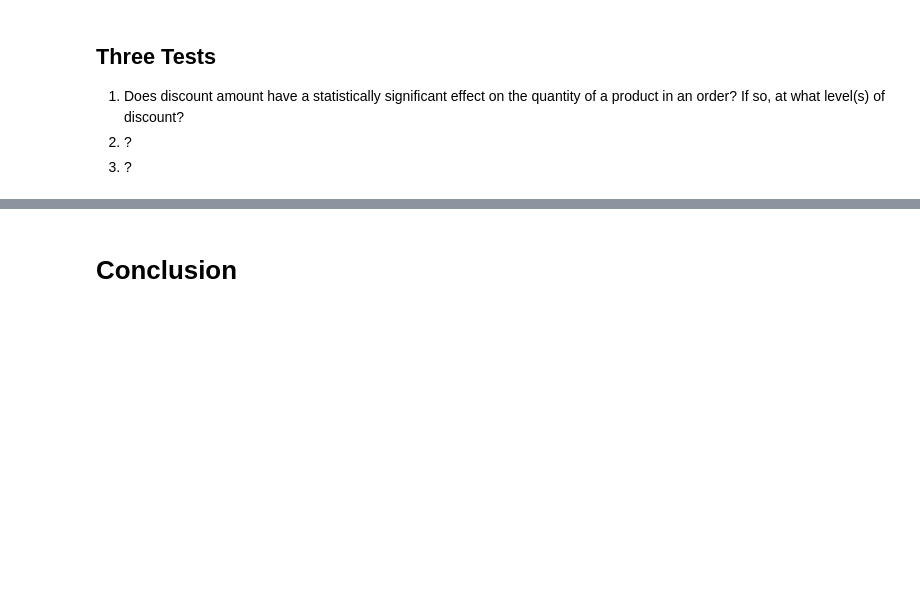
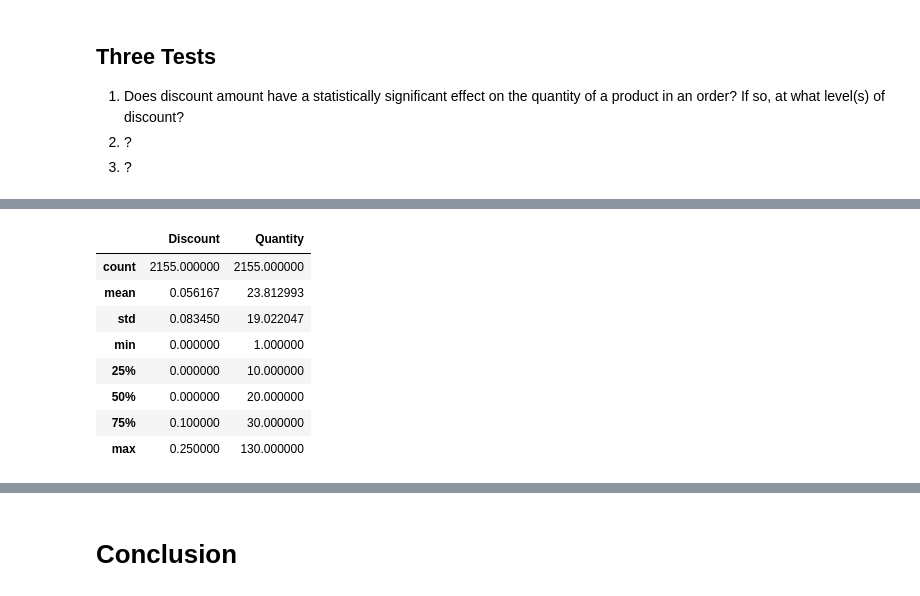
Before and after one commit to andymdc31/flatiron_project2, a Jupyter notebook: dsc-mod-3-project-online-ds-ft-081219/Project_Code.ipynb, the cells around one changed output, grey strips where cells are left out. Cells and saved outputs as stored; diff of their text form; code cells hidden in the pictures; blank space fills up the shorter version.

```diff
--- a/dsc-mod-3-project-online-ds-ft-081219/Project_Code.ipynb
+++ b/dsc-mod-3-project-online-ds-ft-081219/Project_Code.ipynb
@@ -23,0 +47,12 @@
+# %%
+df1.describe()
+# %% [output]
+|  | Discount | Quantity |
+| count | 2155.000000 | 2155.000000 |
+| mean | 0.056167 | 23.812993 |
+| std | 0.083450 | 19.022047 |
+| min | 0.000000 | 1.000000 |
+| 25% | 0.000000 | 10.000000 |
+| 50% | 0.000000 | 20.000000 |
+| 75% | 0.100000 | 30.000000 |
+| max | 0.250000 | 130.000000 |
```
Also changed, not shown: parts of 30 cells of this notebook.
